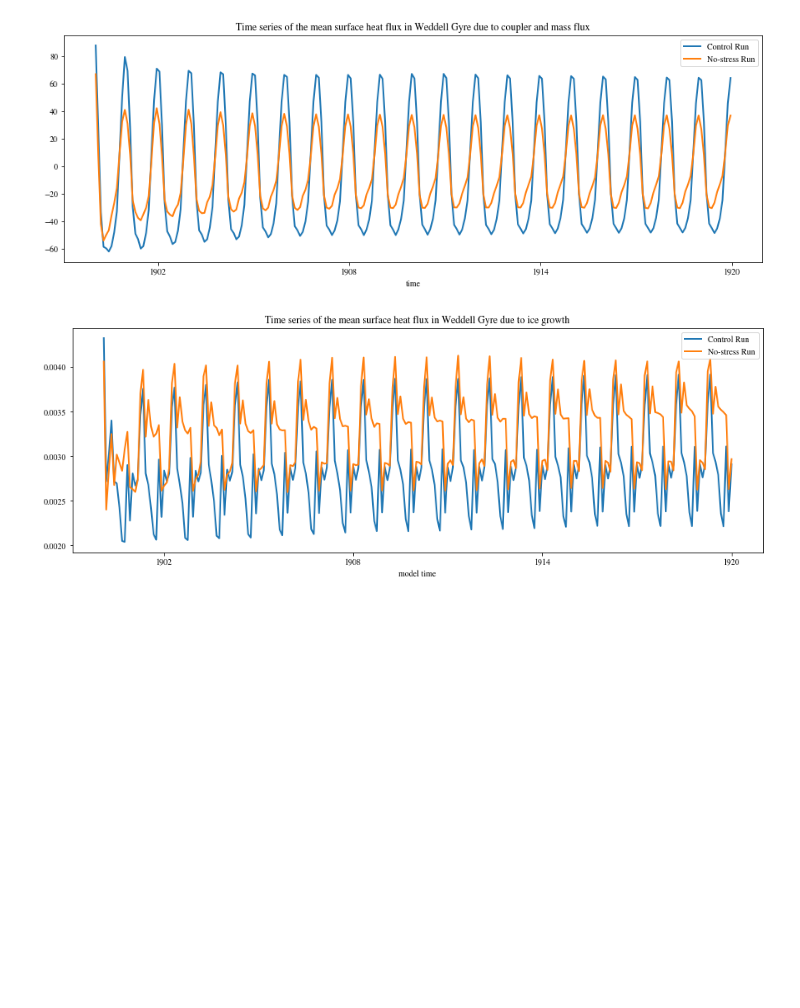
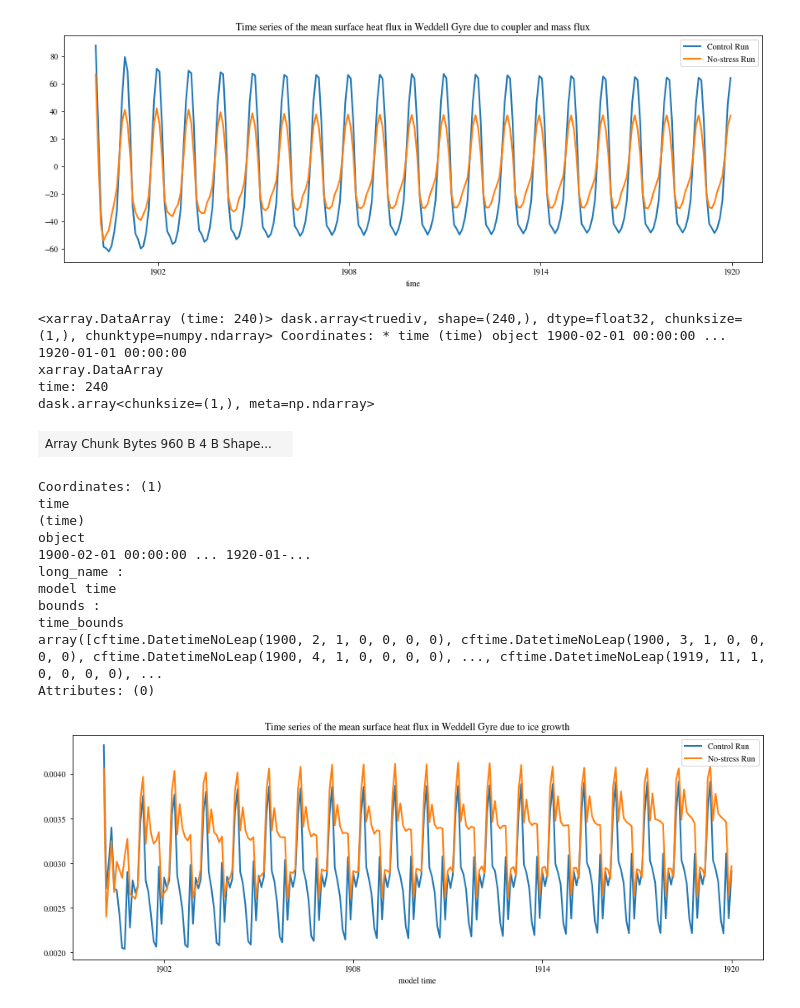
Before and after one commit to dhruvbhagtani/Ryan_No_Stress, a Jupyter notebook: Weddell_Gyre.ipynb, the cells around one changed output. Saved outputs shown, nothing was run; the diff lists cells and outputs as text; code cells hidden in the pictures; blank space fills up the shorter version.

```diff
--- a/Weddell_Gyre.ipynb
+++ b/Weddell_Gyre.ipynb
@@ -194,6 +230,25 @@ frazil_buo = frazil_buo.rename(({'ni':'xt_ocean', 'nj':'yt_ocean'}))
 # %%
 frazil_avg_con = (frazil_con*area_t).sum(dim = ['xt_ocean','yt_ocean'])/area_t.sum(dim = ['xt_ocean','yt_ocean'])
 frazil_avg_buo = (frazil_buo*area_t).sum(dim = ['xt_ocean','yt_ocean'])/area_t.sum(dim = ['xt_ocean','yt_ocean'])
+# %%
+frazil_avg_con
+# %% [output]
+<xarray.DataArray (time: 240)> dask.array<truediv, shape=(240,), dtype=float32, chunksize=(1,), chunktype=numpy.ndarray> Coordinates: * time (time) object 1900-02-01 00:00:00 ... 1920-01-01 00:00:00
+xarray.DataArray
+time: 240
+dask.array<chunksize=(1,), meta=np.ndarray>
+| Array Chunk Bytes 960 B 4 B Shape... |  |
+Coordinates: (1)
+time
+(time)
+object
+1900-02-01 00:00:00 ... 1920-01-...
+long_name :
+model time
+bounds :
+time_bounds
+array([cftime.DatetimeNoLeap(1900, 2, 1, 0, 0, 0, 0), cftime.DatetimeNoLeap(1900, 3, 1, 0, 0, 0, 0), cftime.DatetimeNoLeap(1900, 4, 1, 0, 0, 0, 0), ..., cftime.DatetimeNoLeap(1919, 11, 1, 0, 0, 0, 0), ...
+Attributes: (0)
 # %%
 plt.figure(figsize=(15,5))
 plt.subplot(111)
```
Also changed, not shown: parts of 8 cells of this notebook.
